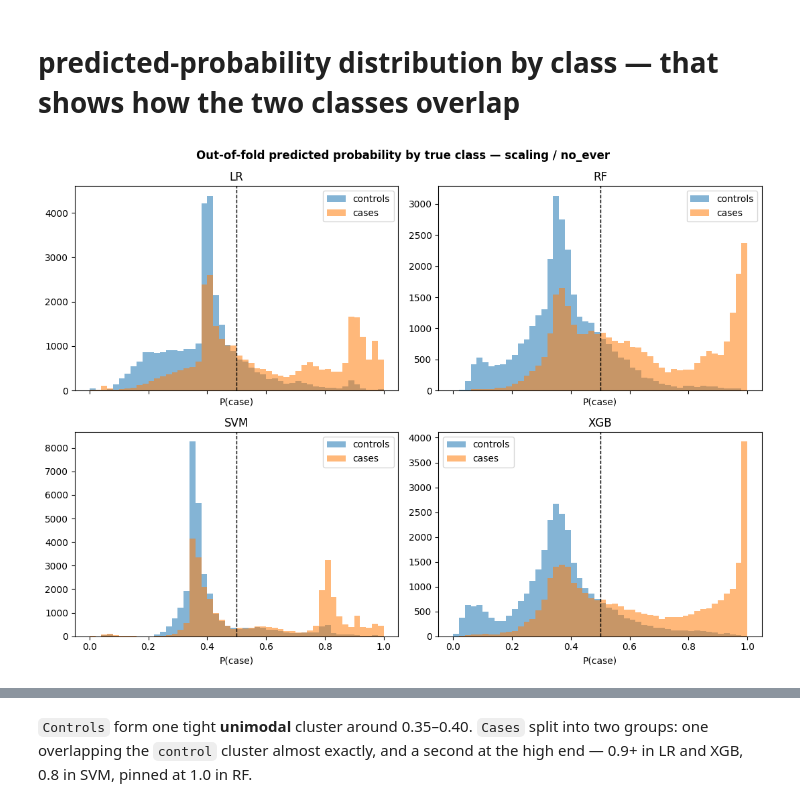
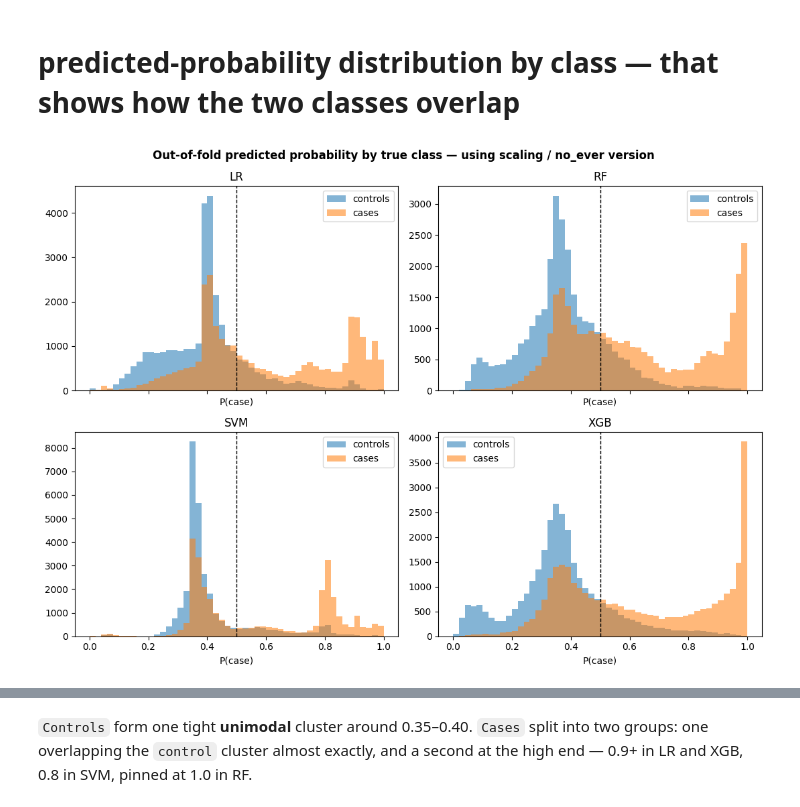
Before and after one commit to ThanhNguyen93/osteoporosis_risk_classifier, a Jupyter notebook: notebooks/07-investigate-class-imbalanced.ipynb, the cells around one changed output, grey strips where cells are left out. Cells and saved outputs as stored; diff of their text form; code cells hidden in the pictures.

```diff
--- a/notebooks/07-investigate-class-imbalanced.ipynb
+++ b/notebooks/07-investigate-class-imbalanced.ipynb
@@ -68,0 +65,5 @@ pairs
+# %%
+for m in MODELS:
+    print(m)
+    print(pairs[m].describe())
+    print('\n')
@@ -71,18 +90,18 @@ pairs
 # %%
 fig, axes = plt.subplots(2, 2, figsize=(11, 8), sharex=True)
 
 for ax, m in zip(axes.ravel(), MODELS):
     for label, name in [(0, "controls"), (1, "cases")]:
         ax.hist(preds.loc[preds["osteo_label"] == label, f"{m}_prob"],
                 bins=50, range=(0, 1), alpha=0.55, label=name)
     ax.axvline(0.5, color="k", linestyle="--", linewidth=1)
     ax.set_title(m)
     ax.set_xlabel("P(case)")
     ax.legend()
 
-fig.suptitle("Out-of-fold predicted probability by true class — scaling / no_ever",
+fig.suptitle("Out-of-fold predicted probability by true class — using scaling / no_ever version",
              fontweight="bold")
 fig.tight_layout()
 plt.show()
 # %% [output]
-[figure, old version]
+[figure, new version]
```
Also changed, not shown: parts of 44 cells of this notebook, 1 other file.
